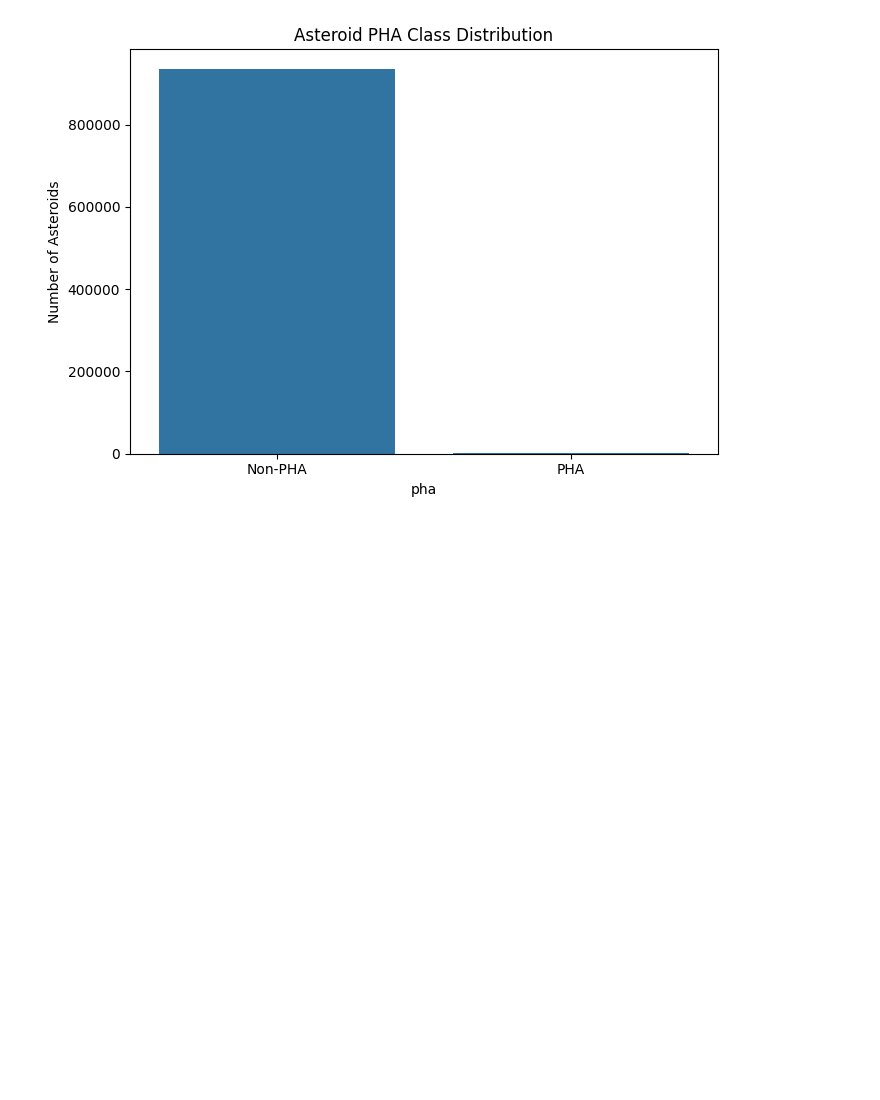
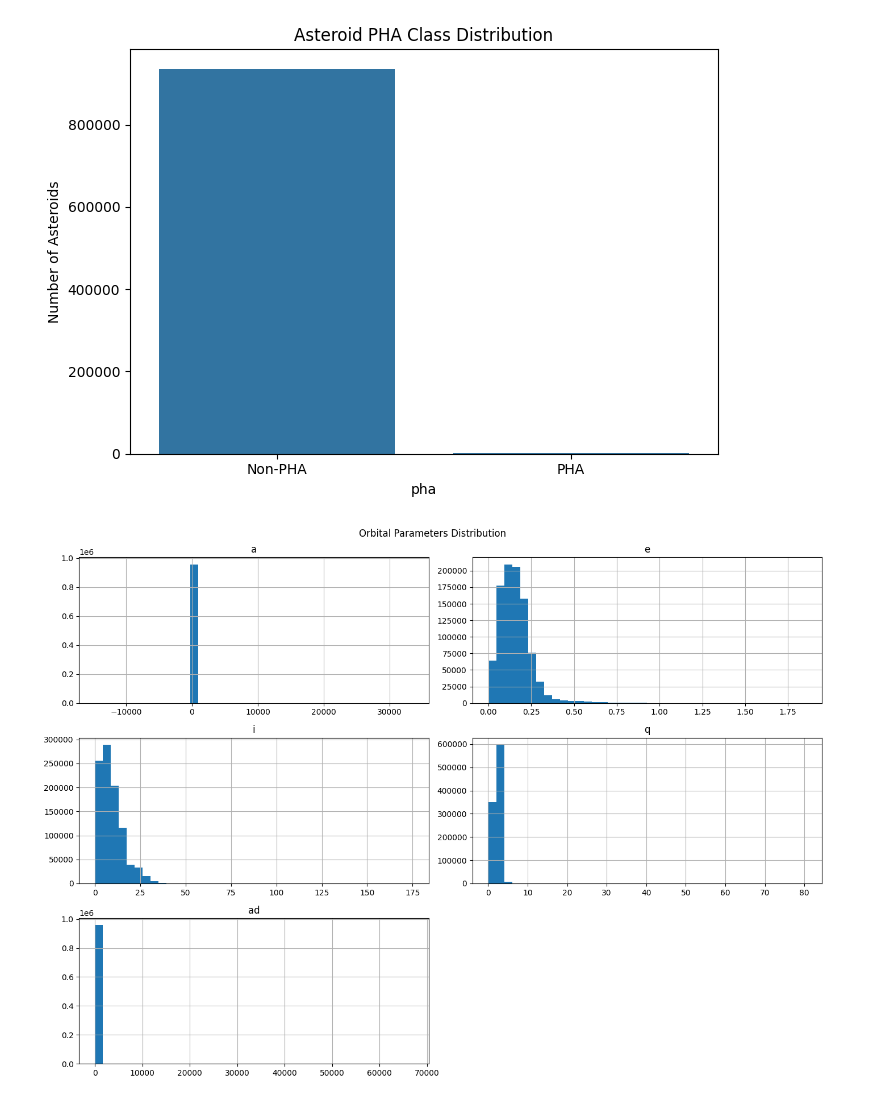
Before and after one commit to Michael-M-William/ML-Final-project, a Jupyter notebook: Final-project.ipynb, the cells around one changed output. Drawn from its saved outputs; the diff is of its cells as text; code cells hidden in the pictures; blank space fills up the shorter version.

```diff
--- a/Final-project.ipynb
+++ b/Final-project.ipynb
@@ -356,3 +505,19 @@ plt.tight_layout()
 plt.show()
 # %% [output]
 [figure]
+# %%
+orbital_features = [
+    "a", "e", "i", "q", "ad"
+]
+
+df[orbital_features].hist(
+    figsize=(14, 10),
+    bins=40
+)
+
+plt.suptitle("Orbital Parameters Distribution")
+
+plt.tight_layout()
+plt.show()
+# %% [output]
+[figure, added]
```
Also changed, not shown: parts of 35 cells of this notebook.
